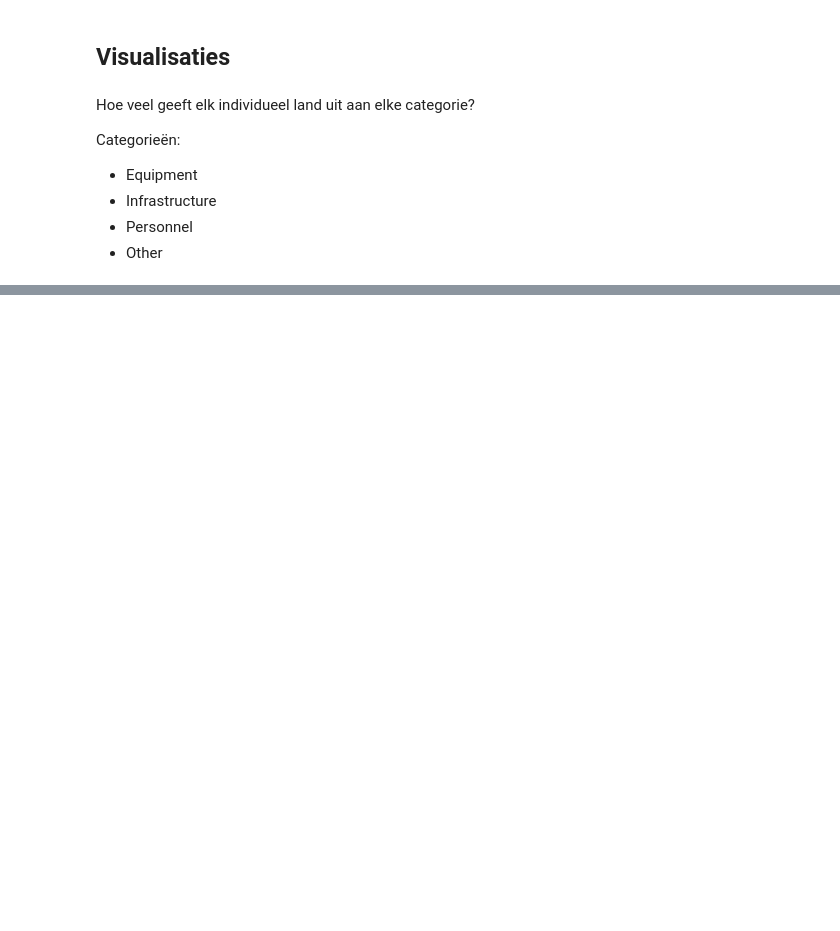
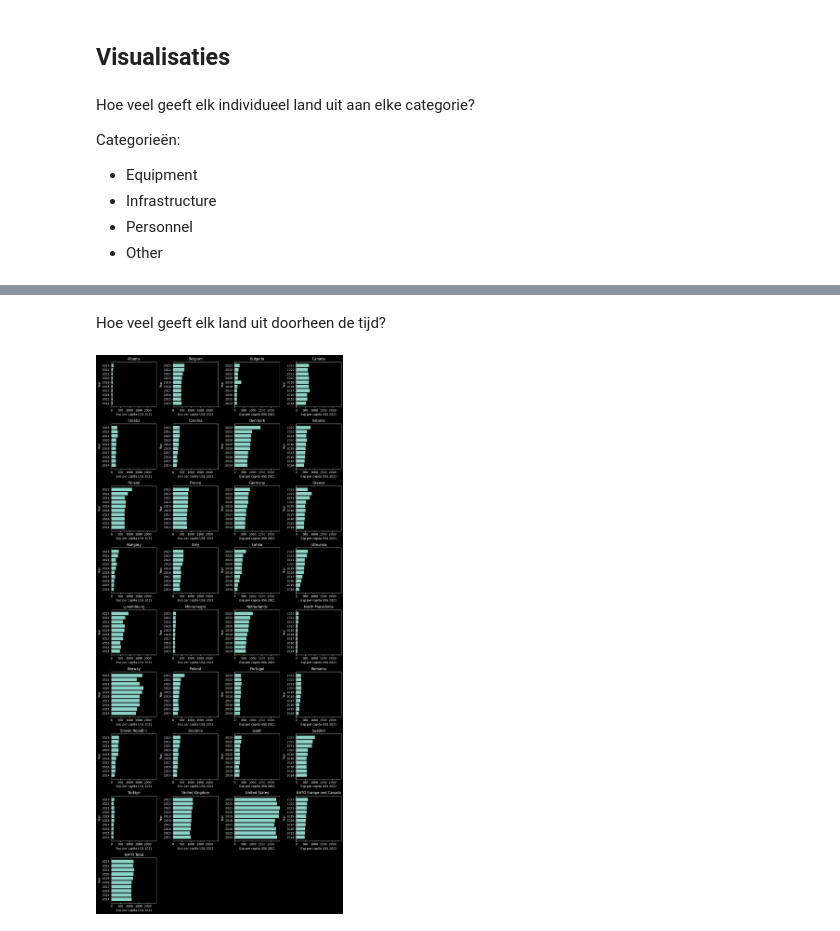
Before and after one commit to Datavisualiatie-UGent/project-dv26-2, a Jupyter notebook: src/data-exploration/exploration.ipynb, the cells around one changed output, grey strips where cells are left out. Cells and saved outputs as stored; diff of their text form; code cells hidden in the pictures; blank space fills up the shorter version.

```diff
--- a/src/data-exploration/exploration.ipynb
+++ b/src/data-exploration/exploration.ipynb
@@ -108,0 +166,31 @@ plt.show()
+# %% [markdown]
+Hoe veel geeft elk land uit doorheen de tijd?
+# %%
+# Determine fixed max y
+exp_per_capita_maxy = max(exp_per_capita.max())
+
+# Plots
+n_subfigs = len(exp_per_capita)
+subfig_n_rows = math.ceil(n_subfigs / subfig_n_cols)
+
+fig, axes = plt.subplots(subfig_n_rows, subfig_n_cols, figsize=(subfig_n_cols * 3, subfig_n_rows * 3))
+axes = axes.flatten() if hasattr(axes, 'flatten') else [axes]
+
+for index, (country, row) in enumerate(exp_per_capita.iterrows()):
+    axis = axes[index]
+    exps = row[exp_per_capita_years]
+
+    axis.barh(exp_per_capita_years, exps)
+    axis.set_title(country)
+    axis.set_ylabel("Year")
+    axis.set_xlabel("Exp per capita US$ 2021")
+    axis.set_xlim([0, exp_per_capita_maxy])
+
+# Hide any unused subplots
+for axis in axes[n_subfigs:]:
+    axis.axis('off')
+
+plt.tight_layout()
+plt.show()
+# %% [output]
+[figure, added]
```
Also changed, not shown: parts of 10 cells of this notebook.
